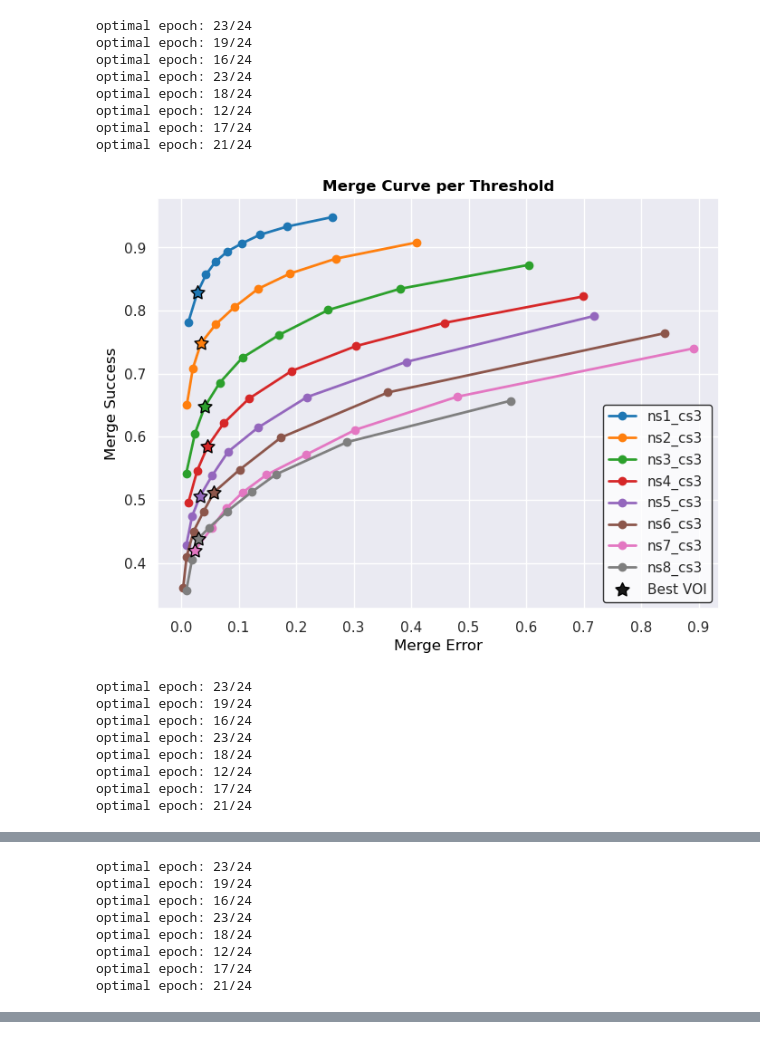
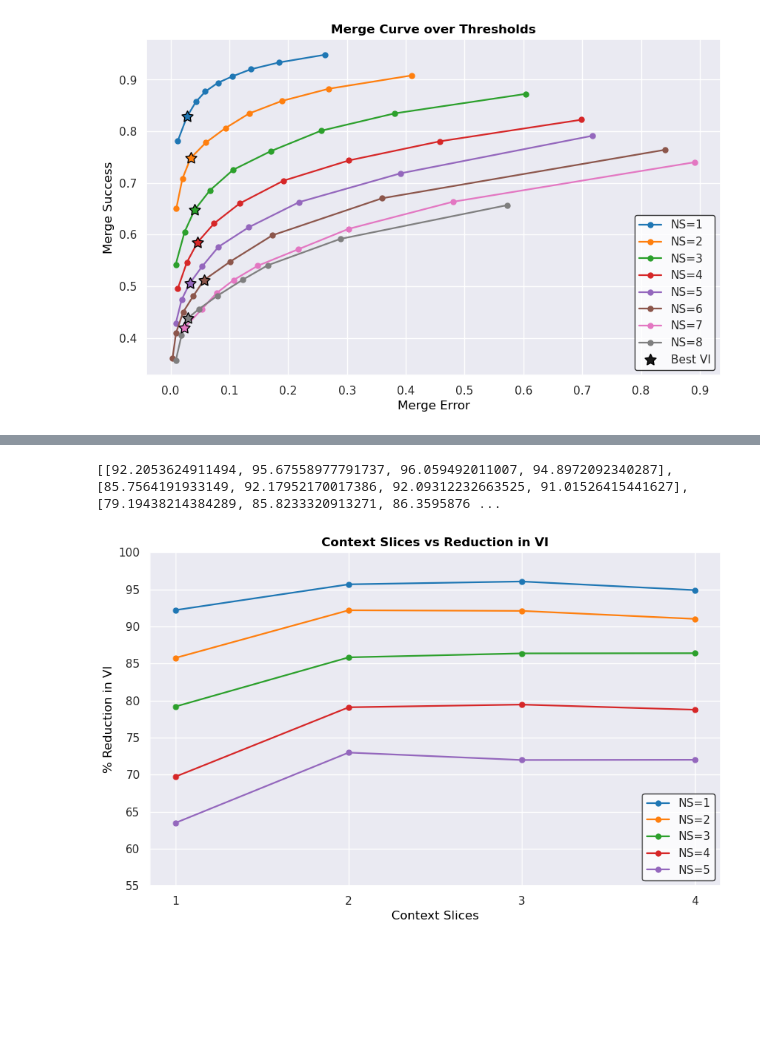
Before and after one commit to image-infomatics/proofreader, a Jupyter notebook: proofreader/notebooks/plots.ipynb, the cells around one changed output, grey strips where cells are left out. Saved outputs shown, nothing was run; the diff lists cells and outputs as text; code cells hidden in the pictures; blank space fills up the shorter version.

Commit message:
improve plots

```diff
--- a/proofreader/notebooks/plots.ipynb
+++ b/proofreader/notebooks/plots.ipynb
@@ -19,7 +19,7 @@ for ns in [1,2,3,4,5,6,7,8]:
 # %%
 sns.set()
 sns.color_palette("tab10")
-FIG_SIZE = (8,6)
+FIG_SIZE = (10,6)
 
 """
     source: https://towardsdatascience.com/making-matplotlib-beautiful-by-default-d0d41e3534fd
@@ -31,8 +31,8 @@ import seaborn as sns
 color_list = sns.color_palette("tab10")
 
 sns.set_theme(rc={'axes.prop_cycle': plt.cycler(color=color_list),
-            'lines.linewidth': 2.0,
-            'lines.markersize': 12,
+            'lines.linewidth': 1.6,
+            'lines.markersize': 10,
             'font.family': 'Arial',
             'font.size': 14,
             'axes.titlecolor':'black',
@@ -50,9 +50,9 @@ def plot_metric_vs_threshold(run_data, metric):
 
     # global plot params
     fig = plt.figure(figsize=FIG_SIZE)
-    plt.title(metric)
+    plt.title('Reduction in VI')
     plt.xlabel('Threshold')
-    plt.ylabel(f'% Reduction in {metric}')
+    plt.ylabel(f'% Reduction in VI')
 
     plt.xticks(np.arange(0, 1.1, 0.1))
     plt.yticks(np.arange(0, 110, 10))
@@ -70,9 +70,9 @@ def plot_metric_vs_threshold(run_data, metric):
         # plt.annotate(f"{round(y[max_i]*100,1)}%", (x[max_i], y[max_i]), textcoords="offset points",  xytext=(
         #             32,2), ha='center', weight='bold', size=11)
 
-    plt.scatter(None, None,  **star, color='k', label='Best VOI')
+    plt.scatter(None, None,  **star, color='k', label='Best VI')
     plt.xlim((0.0, 1.0))
-    plt.ylim((30, 120))
+    plt.ylim((0, 120))
     plt.legend(loc='upper left')
     plt.show()
 # %%
@@ -99,7 +99,7 @@ def plot_merge_curve(run_data, metric, thresholds):
         #         plt.annotate(f"{round(thresholds[i],2)}", (x[i], y[i]), textcoords="offset points",  xytext=(
         #             -16,8),  ha='center')
 
-    plt.scatter(None, None, **star, color='k', label='Best VOI')
+    plt.scatter(None, None, **star, color='k', label='Best VI')
     plt.legend(loc='lower right')
     plt.show()
 # %%
@@ -157,7 +157,7 @@ def gen_plt_for_merge(all_runs):
         x, y = opt['merge_curve']
         run_data[run] = (y, x, opt_i)
     thresholds = np.arange(0.1,1,0.1)
-    plot_merge_curve(run_data, 'Merge Curve per Threshold', thresholds)
+    plot_merge_curve(run_data, 'Merge Curve over Thresholds', thresholds)
 # %%
 def gen_plt_voi_vs_ns(all_runs):
     opt_vois = []
@@ -184,22 +179,6 @@ optimal epoch: 21/24
 # %%
 gen_plt_for_merge(all_runs)
 gen_plt_for_metric(all_runs, 'Voi Total')
-gen_plt_for_metric(all_runs, 'Arand')
+# gen_plt_for_metric(all_runs, 'Arand')
 # %% [output]
-optimal epoch: 23/24
-optimal epoch: 19/24
-optimal epoch: 16/24
-optimal epoch: 23/24
-optimal epoch: 18/24
-optimal epoch: 12/24
-optimal epoch: 17/24
-optimal epoch: 21/24
-[figure, old version]
+[figure, new version]
-optimal epoch: 23/24
-optimal epoch: 19/24
-optimal epoch: 16/24
-optimal epoch: 23/24
-optimal epoch: 18/24
-optimal epoch: 12/24
-optimal epoch: 17/24
-optimal epoch: 21/24
@@ -207,8 +185,0 @@ optimal epoch: 21/24
-optimal epoch: 23/24
-optimal epoch: 19/24
-optimal epoch: 16/24
-optimal epoch: 23/24
-optimal epoch: 18/24
-optimal epoch: 12/24
-optimal epoch: 17/24
-optimal epoch: 21/24
@@ -238,0 +211,34 @@ for i in range(vol.shape[0]):
+# %%
+cross_runs
+opt_vois = []
+css = [1, 2, 3, 4]
+nss = [1,2,3,4,5]
+cross_data = [[],[],[],[],[]]
+
+for ns, cur_data in zip(nss,cross_data):
+    for cs in css:
+        t = f'ns{ns}_cs{cs}'
+        data = cross_runs[t]
+        opt = get_optimal_data_from_epochs(*data)
+        opt_voi = np.min(opt['Voi Total'][1])
+        total_voi = opt['Voi Total'][1][-1]
+        cur_data.append((total_voi - opt_voi)*100/total_voi)
+# %% [output]
+[[92.2053624911494, 95.67558977791737, 96.059492011007, 94.8972092340287], [85.7564191933149, 92.17952170017386, 92.09312232663525, 91.01526415441627], [79.19438214384289, 85.8233320913271, 86.3595876 ...
+# %%
+fig = plt.figure(figsize=FIG_SIZE)
+for d in cross_data:
+    plt.plot(css, d, marker='.')
+
+plt.title('Context Slices vs Reduction in VI')
+plt.xlabel('Context Slices')
+plt.ylabel(f'% Reduction in VI')
+plt.ylim([55,100])
+plt.xticks(np.arange(1, 5, 1))
+leg = []
+for n in nss:
+    leg.append(f'NS={n}')
+plt.legend(leg)
+plt.show()
+# %% [output]
+[figure, added]
```
Also changed, not shown: parts of 11 cells of this notebook, 3 other files.
